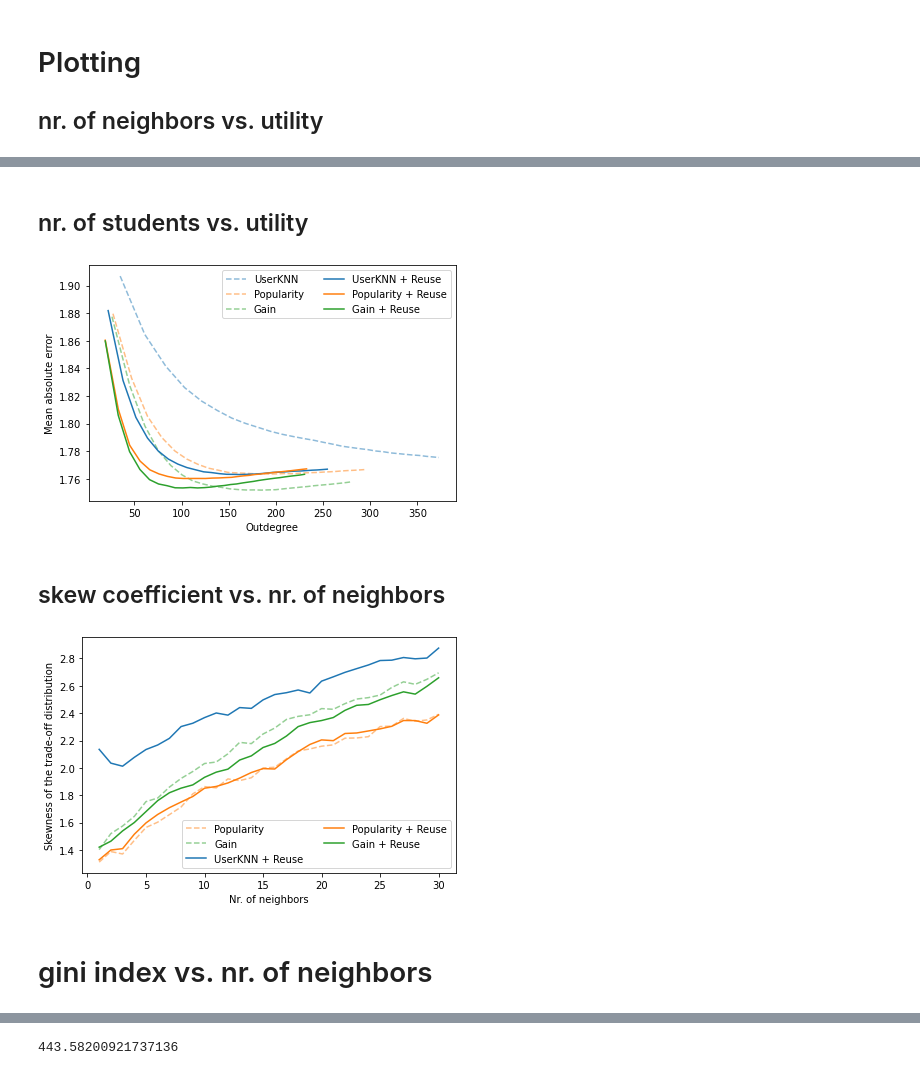
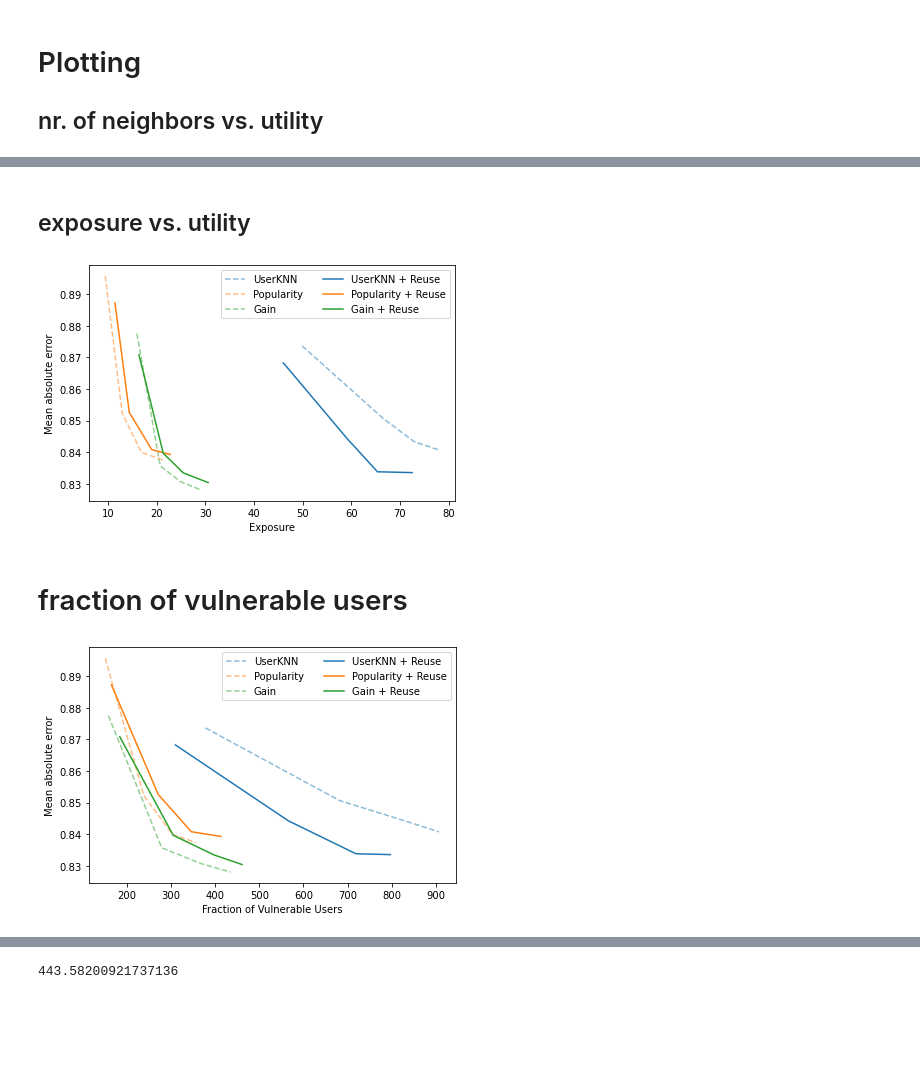
Before and after one commit to pmuellner/ReuseKNN, a Jupyter notebook: Visualization.ipynb, the cells around one changed output, grey strips where cells are left out. Drawn from its saved outputs; the diff is of its cells as text; code cells hidden in the pictures; blank space fills up the shorter version.

```diff
--- a/Visualization.ipynb
+++ b/Visualization.ipynb
@@ -58,8 +36,8 @@ def load_data(name):
 
     return results
 # %%
-name = "goodreads"
-results = load_data("goodreads")
+name = "ml-100k"
+results = load_data(name)
 # %%
 %matplotlib inline
 # %% [markdown]
@@ -83,36 +61,33 @@ plt.savefig("plots/" + name + "/k_vs_mae.png", dpi=300)
 # %% [markdown]
-## nr. of students vs. utility
+## exposure vs. utility
 # %%
 plt.figure(figsize=(6, 4))
-plt.plot(results["deg_userknn"], results["mae_userknn"], color="C0", linestyle="dashed", label="UserKNN", alpha=0.5)
-plt.plot(results["deg_pop"], results["mae_pop"], color="C1", linestyle="dashed", label="Popularity", alpha=0.5)
-plt.plot(results["deg_gain"], results["mae_gain"], color="C2", linestyle="dashed", label="Gain", alpha=0.5)
-plt.plot(results["deg_userknn_reuse"], results["mae_userknn_reuse"], color="C0", linestyle="solid", label="UserKNN + Reuse")
-plt.plot(results["deg_pop_reuse"], results["mae_pop_reuse"], color="C1", linestyle="solid", label="Popularity + Reuse")
-plt.plot(results["deg_gain_reuse"], results["mae_gain_reuse"], color="C2", linestyle="solid", label="Gain + Reuse")
+plt.plot(results["exp_userknn"], results["mae_userknn"], color="C0", linestyle="dashed", label="UserKNN", alpha=0.5)
+plt.plot(results["exp_pop"], results["mae_pop"], color="C1", linestyle="dashed", label="Popularity", alpha=0.5)
+plt.plot(results["exp_gain"], results["mae_gain"], color="C2", linestyle="dashed", label="Gain", alpha=0.5)
+plt.plot(results["exp_userknn_reuse"], results["mae_userknn_reuse"], color="C0", linestyle="solid", label="UserKNN + Reuse")
+plt.plot(results["exp_pop_reuse"], results["mae_pop_reuse"], color="C1", linestyle="solid", label="Popularity + Reuse")
+plt.plot(results["exp_gain_reuse"], results["mae_gain_reuse"], color="C2", linestyle="solid", label="Gain + Reuse")
 plt.ylabel("Mean absolute error")
-plt.xlabel("Outdegree")
+plt.xlabel("Exposure")
 plt.legend(ncol=2)
 plt.tight_layout()
-plt.savefig("plots/" + name + "/outdegree_vs_mae.png", dpi=300)
+plt.savefig("plots/" + name + "/exposure_vs_mae.png", dpi=300)
 # %% [output]
-[figure, old version]
+[figure, new version]
-# %% [markdown]
-## skew coefficient vs. nr. of neighbors
+# %% [markdown]
+# fraction of vulnerable users
 # %%
-plt.figure(figsize=(6, 4))
-#plt.plot(results["K"], results["skew_userknn"], color="C0", linestyle="dashed", label="UserKNN", alpha=0.5)
-plt.plot(results["K"], results["skew_pop"], color="C1", linestyle="dashed", label="Popularity", alpha=0.5)
-plt.plot(results["K"], results["skew_gain"], color="C2", linestyle="dashed", label="Gain", alpha=0.5)
-plt.plot(results["K"], results["skew_userknn_reuse"], color="C0", linestyle="solid", label="UserKNN + Reuse")
-plt.plot(results["K"], results["skew_pop_reuse"], color="C1", linestyle="solid", label="Popularity + Reuse")
-plt.plot(results["K"], results["skew_gain_reuse"], color="C2", linestyle="solid", label="Gain + Reuse")
-plt.ylabel("Skewness of the trade-off distribution")
-plt.xlabel("Nr. of neighbors")
+plt.plot(results["vfrac_userknn"], results["mae_userknn"], color="C0", linestyle="dashed", label="UserKNN", alpha=0.5)
+plt.plot(results["vfrac_pop"], results["mae_pop"], color="C1", linestyle="dashed", label="Popularity", alpha=0.5)
+plt.plot(results["vfrac_gain"], results["mae_gain"], color="C2", linestyle="dashed", label="Gain", alpha=0.5)
+plt.plot(results["vfrac_userknn_reuse"], results["mae_userknn_reuse"], color="C0", linestyle="solid", label="UserKNN + Reuse")
+plt.plot(results["vfrac_pop_reuse"], results["mae_pop_reuse"], color="C1", linestyle="solid", label="Popularity + Reuse")
+plt.plot(results["vfrac_gain_reuse"], results["mae_gain_reuse"], color="C2", linestyle="solid", label="Gain + Reuse")
+plt.ylabel("Mean absolute error")
+plt.xlabel("Fraction of Vulnerable Users")
 plt.legend(ncol=2)
 plt.tight_layout()
-plt.savefig("plots/" + name + "/skew_vs_k.png", dpi=300)
+#plt.savefig("plots/" + name + "/hoover_vs_k.png", dpi=300)
 # %% [output]
-[figure, old version]
+[figure, new version]
-# %% [markdown]
-# gini index vs. nr. of neighbors
```
Also changed, not shown: parts of 14 cells of this notebook, 2 other files.
